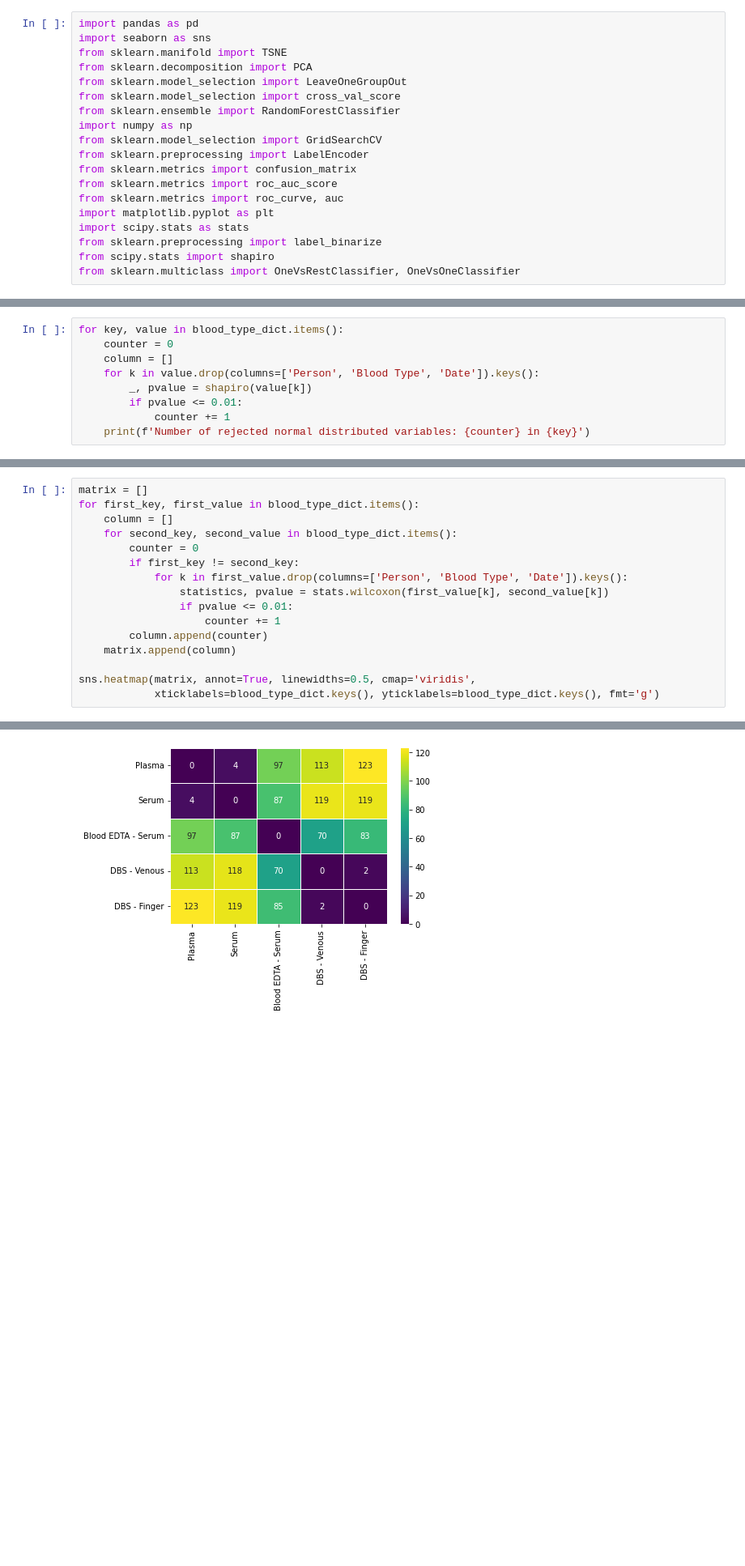
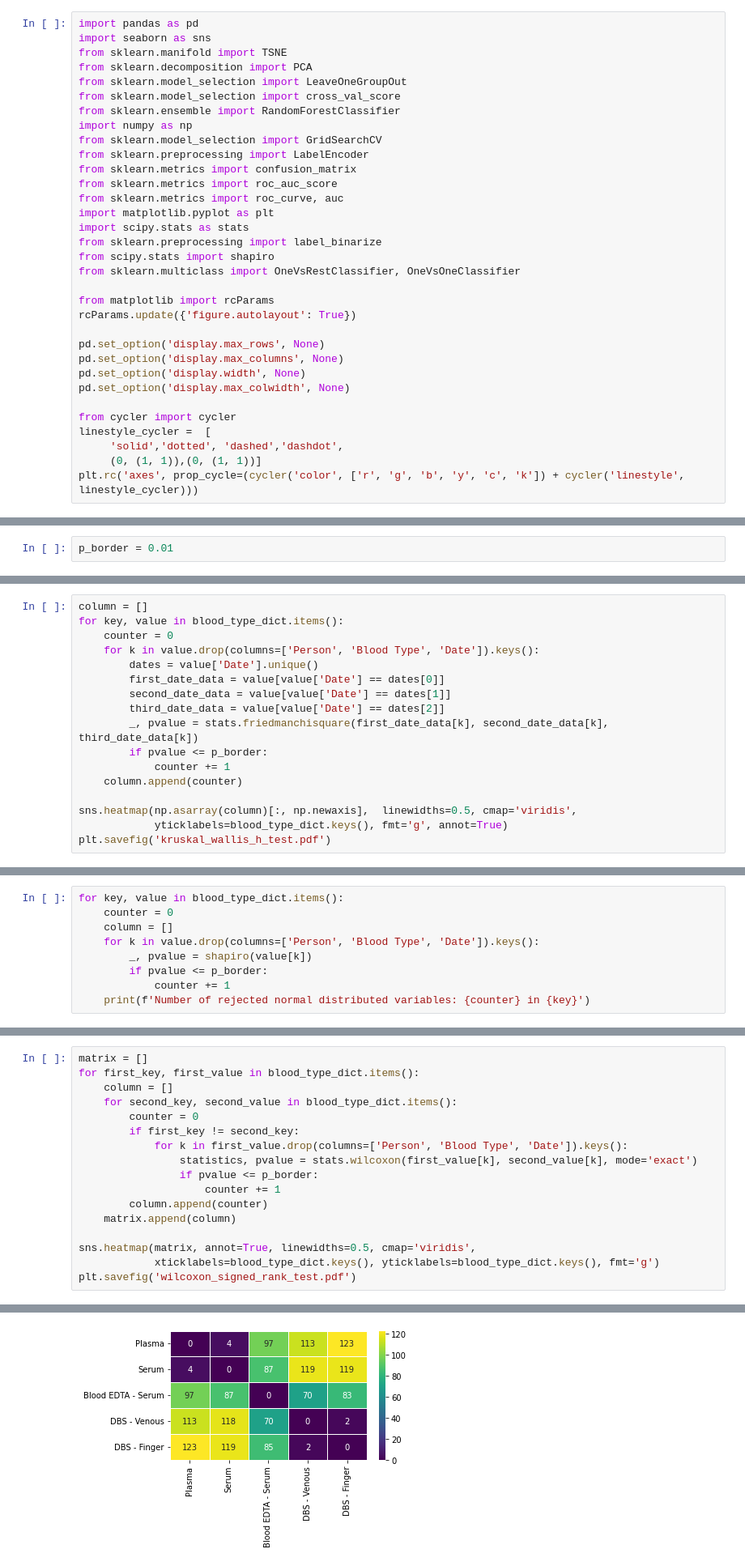
Before and after one commit to thauptmann/lipid_study, a Jupyter notebook: notebooks/data_analysis.ipynb, the cells around one changed output, grey strips where cells are left out. Shown at 81% size. Drawn from its saved outputs; the diff is of its cells as text; blank space fills up the shorter version.

```diff
--- a/notebooks/data_analysis.ipynb
+++ b/notebooks/data_analysis.ipynb
@@ -17,6 +17,20 @@ import scipy.stats as stats
 from sklearn.preprocessing import label_binarize
 from scipy.stats import shapiro
 from sklearn.multiclass import OneVsRestClassifier, OneVsOneClassifier
+
+from matplotlib import rcParams
+rcParams.update({'figure.autolayout': True})
+
+pd.set_option('display.max_rows', None)
+pd.set_option('display.max_columns', None)
+pd.set_option('display.width', None)
+pd.set_option('display.max_colwidth', None)
+
+from cycler import cycler
+linestyle_cycler =  [
+     'solid','dotted', 'dashed','dashdot',
+     (0, (1, 1)),(0, (1, 1))]
+plt.rc('axes', prop_cycle=(cycler('color', ['r', 'g', 'b', 'y', 'c', 'k']) + cycler('linestyle', linestyle_cycler)))
 # %% [markdown]
 ## Load lipid data
 # %%
@@ -133,0 +190,2 @@ lmplot_type.savefig('type_tsne.pdf')
+# %%
+p_border = 0.01
@@ -133,0 +194,17 @@ lmplot_type.savefig('type_tsne.pdf')
+# %%
+column = []
+for key, value in blood_type_dict.items():
+    counter = 0
+    for k in value.drop(columns=['Person', 'Blood Type', 'Date']).keys():
+        dates = value['Date'].unique()
+        first_date_data = value[value['Date'] == dates[0]]
+        second_date_data = value[value['Date'] == dates[1]]
+        third_date_data = value[value['Date'] == dates[2]]
+        _, pvalue = stats.friedmanchisquare(first_date_data[k], second_date_data[k], third_date_data[k])
+        if pvalue <= p_border:
+            counter += 1
+    column.append(counter)
+
+sns.heatmap(np.asarray(column)[:, np.newaxis],  linewidths=0.5, cmap='viridis',
+            yticklabels=blood_type_dict.keys(), fmt='g', annot=True)
+plt.savefig('kruskal_wallis_h_test.pdf')
@@ -141,7 +220,7 @@ for key, value in blood_type_dict.items():
     column = []
     for k in value.drop(columns=['Person', 'Blood Type', 'Date']).keys():
         _, pvalue = shapiro(value[k])
-        if pvalue <= 0.01:
+        if pvalue <= p_border:
             counter += 1
     print(f'Number of rejected normal distributed variables: {counter} in {key}')
 # %% [output]
@@ -160,12 +239,13 @@ for first_key, first_value in blood_type_dict.items():
         counter = 0
         if first_key != second_key:
             for k in first_value.drop(columns=['Person', 'Blood Type', 'Date']).keys():
-                statistics, pvalue = stats.wilcoxon(first_value[k], second_value[k])
-                if pvalue <= 0.01:
+                statistics, pvalue = stats.wilcoxon(first_value[k], second_value[k], mode='exact')
+                if pvalue <= p_border:
                     counter += 1
         column.append(counter)
     matrix.append(column)
 
 sns.heatmap(matrix, annot=True, linewidths=0.5, cmap='viridis',
             xticklabels=blood_type_dict.keys(), yticklabels=blood_type_dict.keys(), fmt='g')
+plt.savefig('wilcoxon_signed_rank_test.pdf')
 # %% [output]
@@ -173,4 +252,4 @@ sns.heatmap(matrix, annot=True, linewidths=0.5, cmap='viridis',
-[figure, old version]
+[figure, new version]
 # %% [markdown]
 # Train classifier
 # %%
```
Also changed, not shown: parts of 32 cells of this notebook, 10 other files.
